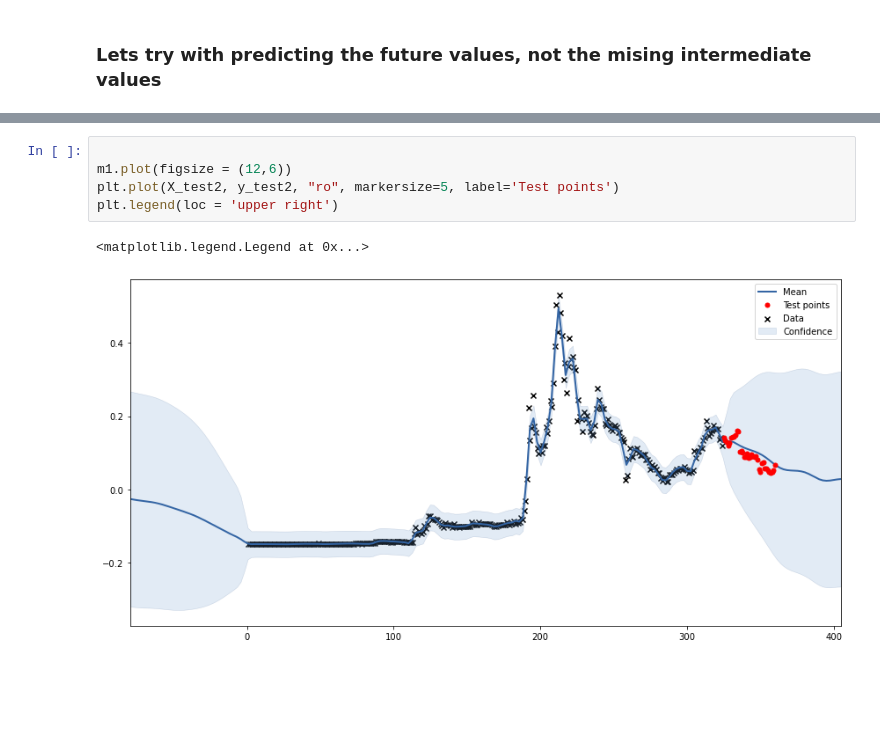
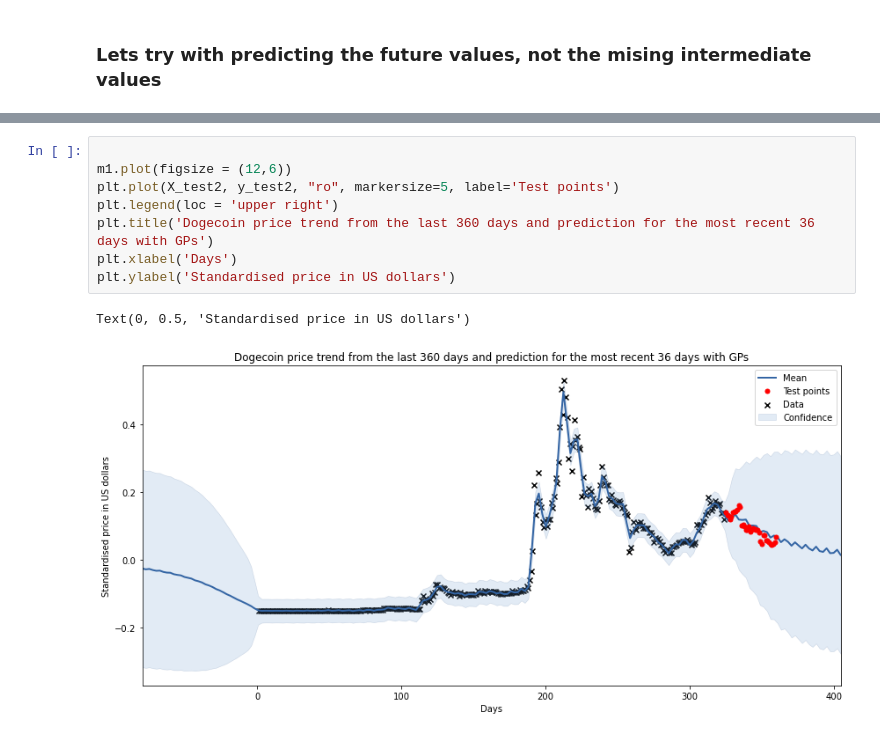
Before and after one commit to LamaNIkesh/GaussianProcess, a Jupyter notebook: dogecoin_GP.ipynb, the cells around one changed output, grey strips where cells are left out. Drawn from its saved outputs; the diff is of its cells as text; blank space fills up the shorter version.

```diff
--- a/dogecoin_GP.ipynb
+++ b/dogecoin_GP.ipynb
@@ -314,11 +317,14 @@ Updates: True
 # %%
 
 m1.plot(figsize = (12,6))
 plt.plot(X_test2, y_test2, "ro", markersize=5, label='Test points')
 plt.legend(loc = 'upper right')
+plt.title('Dogecoin price trend from the last 360 days and prediction for the most recent 36 days with GPs')
+plt.xlabel('Days')
+plt.ylabel('Standardised price in US dollars')
 # %% [output]
-<matplotlib.legend.Legend at 0x...>
+Text(0, 0.5, 'Standardised price in US dollars')
-[figure, old version]
+[figure, new version]
 # %%
 visualize_covariance(kern.K(X_train2))
 plt.title('Covariane matrix - kernel')
```
Also changed, not shown: parts of 7 cells of this notebook, 6 other files.
